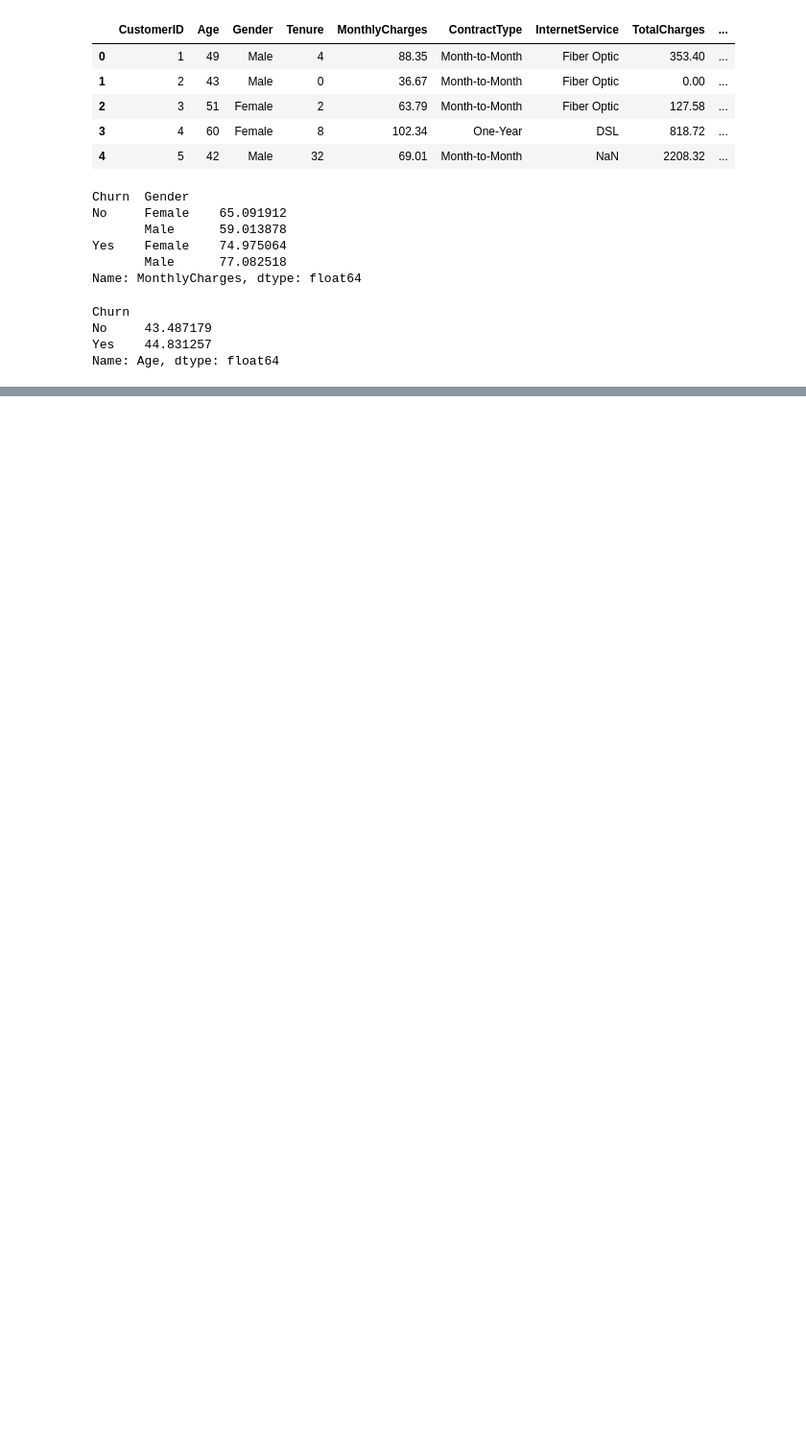
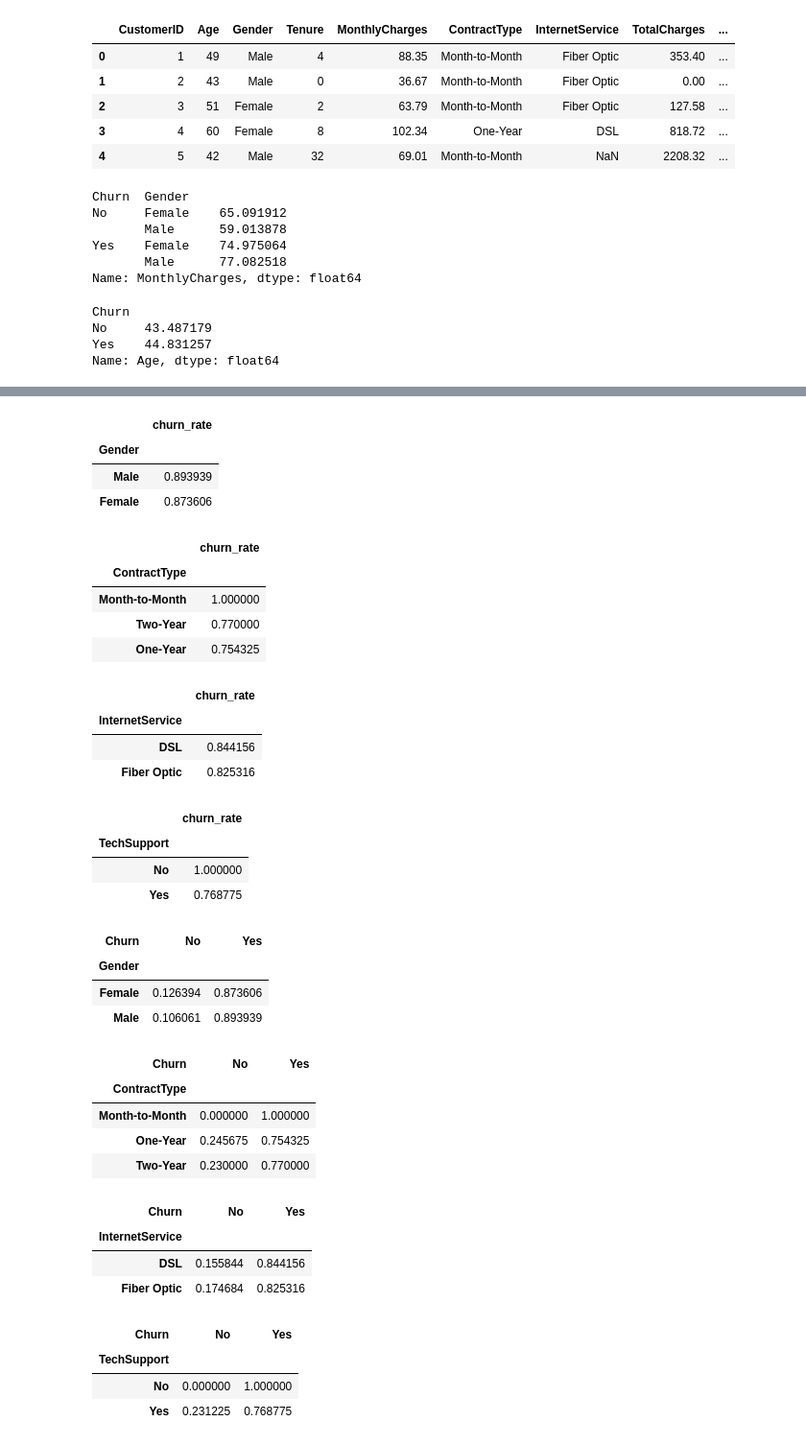
Before and after one commit to MikeTX56/ML-A-to-Z, a Jupyter notebook: projects/classification/churn_prediction/notebook/churn_prediction.ipynb, the cells around one changed output, grey strips where cells are left out. Shown at 96% size. Cells and saved outputs as stored; diff of their text form; code cells hidden in the pictures; blank space fills up the shorter version.

```diff
--- a/projects/classification/churn_prediction/notebook/churn_prediction.ipynb
+++ b/projects/classification/churn_prediction/notebook/churn_prediction.ipynb
@@ -96,0 +158,49 @@ df.groupby()
+# %%
+# Create a numeric target without changing the original column
+y = df["Churn"].replace({"Yes": 1, "No": 0})
+cat_cols = df.select_dtypes(include=["object"]).columns.drop("Churn")
+
+# Churn rate by category
+for col in cat_cols:
+    rate = df.groupby(col)["Churn"].apply(lambda s: s.replace({"Yes": 1, "No": 0}).mean())
+    display(rate.sort_values(ascending=False).to_frame(name="churn_rate"))
+
+# Normalized cross-tabs (share of churn per category)
+for col in cat_cols:
+    ct = pd.crosstab(df[col], df["Churn"], normalize="index")
+    display(ct)
+# %% [output]
+|  | churn_rate |
+| Gender |  |
+| Male | 0.893939 |
+| Female | 0.873606 |
+|  | churn_rate |
+| ContractType |  |
+| Month-to-Month | 1.000000 |
+| Two-Year | 0.770000 |
+| One-Year | 0.754325 |
+|  | churn_rate |
+| InternetService |  |
+| DSL | 0.844156 |
+| Fiber Optic | 0.825316 |
+|  | churn_rate |
+| TechSupport |  |
+| No | 1.000000 |
+| Yes | 0.768775 |
+| Churn | No | Yes |
+| Gender |  |  |
+| Female | 0.126394 | 0.873606 |
+| Male | 0.106061 | 0.893939 |
+| Churn | No | Yes |
+| ContractType |  |  |
+| Month-to-Month | 0.000000 | 1.000000 |
+| One-Year | 0.245675 | 0.754325 |
+| Two-Year | 0.230000 | 0.770000 |
+| Churn | No | Yes |
+| InternetService |  |  |
+| DSL | 0.155844 | 0.844156 |
+| Fiber Optic | 0.174684 | 0.825316 |
+| Churn | No | Yes |
+| TechSupport |  |  |
+| No | 0.000000 | 1.000000 |
+| Yes | 0.231225 | 0.768775 |
```
Also changed, not shown: parts of 7 cells of this notebook.
